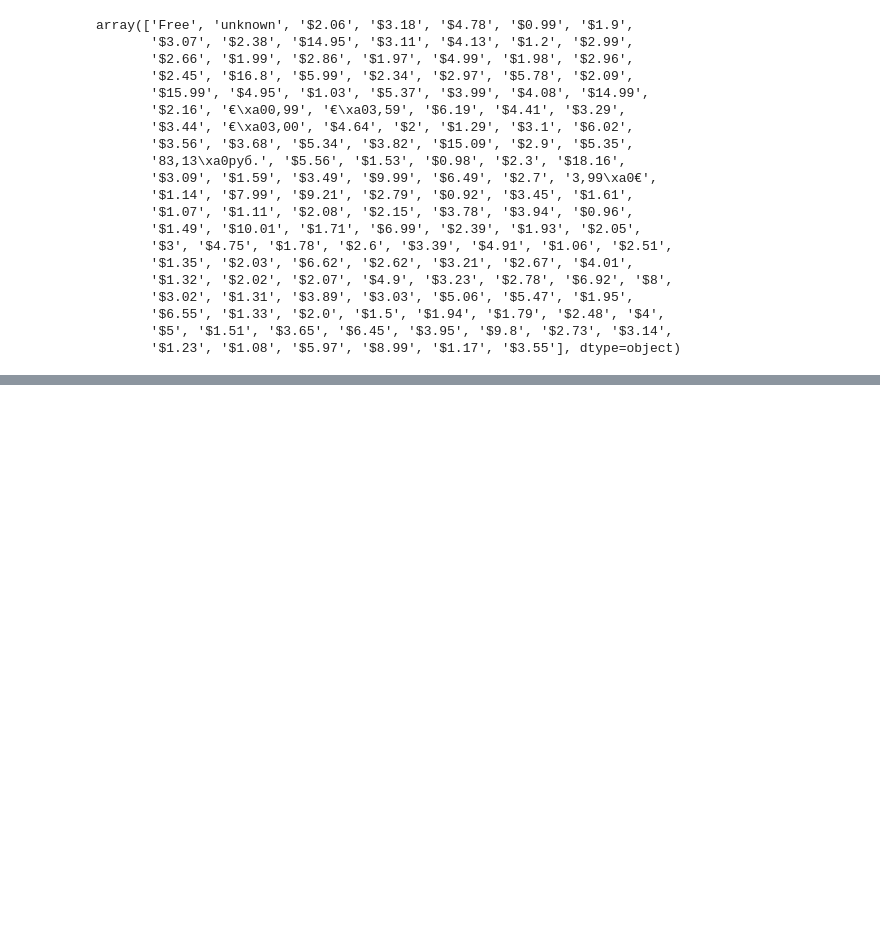
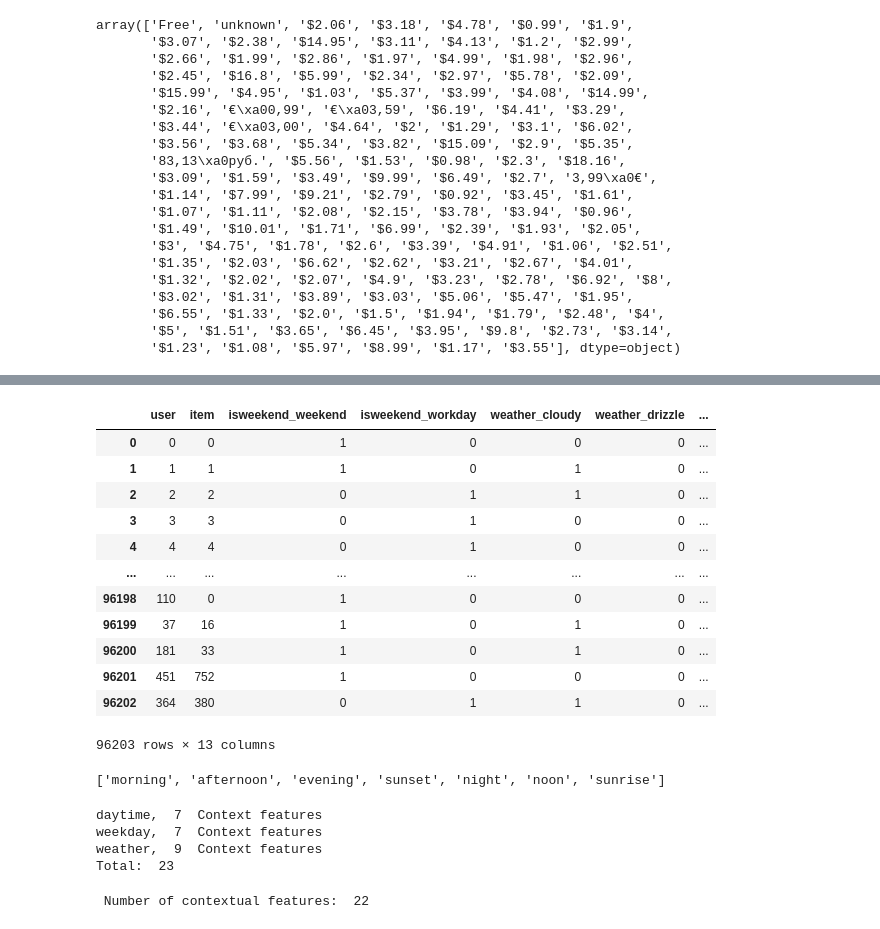
Before and after one commit to AlexAbades/recsys, a Jupyter notebook: src/notebooks/frappe.ipynb, the cells around one changed output, grey strips where cells are left out. Cells and saved outputs as stored; diff of their text form; code cells hidden in the pictures; blank space fills up the shorter version.

```diff
--- a/src/notebooks/frappe.ipynb
+++ b/src/notebooks/frappe.ipynb
@@ -233,0 +421,21 @@ dt = PreProcessData(datapath + 'frappe.csv')
+# %%
+df_test = df[["user", "item", "isweekend", "weather"]].copy()
+# %%
+
+df_encoded = pd.get_dummies(df_test, columns=['isweekend', "weather"], dtype=int)
+# %%
+df_encoded
+# %% [output]
+|  | user | item | isweekend_weekend | isweekend_workday | weather_cloudy | weather_drizzle | ... |
+| 0 | 0 | 0 | 1 | 0 | 0 | 0 | ... |
+| 1 | 1 | 1 | 1 | 0 | 1 | 0 | ... |
+| 2 | 2 | 2 | 0 | 1 | 1 | 0 | ... |
+| 3 | 3 | 3 | 0 | 1 | 0 | 0 | ... |
+| 4 | 4 | 4 | 0 | 1 | 0 | 0 | ... |
+| ... | ... | ... | ... | ... | ... | ... | ... |
+| 96198 | 110 | 0 | 1 | 0 | 0 | 0 | ... |
+| 96199 | 37 | 16 | 1 | 0 | 1 | 0 | ... |
+| 96200 | 181 | 33 | 1 | 0 | 1 | 0 | ... |
+| 96201 | 451 | 752 | 1 | 0 | 0 | 0 | ... |
+| 96202 | 364 | 380 | 0 | 1 | 1 | 0 | ... |
+96203 rows × 13 columns
@@ -233,0 +446,18 @@ dt = PreProcessData(datapath + 'frappe.csv')
+# %%
+daytime
+# %% [output]
+['morning', 'afternoon', 'evening', 'sunset', 'night', 'noon', 'sunrise']
+# %%
+print("daytime, " , len(daytime), " Context features")
+print("weekday, " , len(weekday), " Context features")
+print("weather, " , len(weather), " Context features")
+print("Total: ", len(daytime) + len(weekday)+ len(weather))
+# %% [output]
+daytime,  7  Context features
+weekday,  7  Context features
+weather,  9  Context features
+Total:  23
+# %%
+print(" Number of contextual features: ",len(df_meta.iloc[0]))
+# %% [output]
+ Number of contextual features:  22
```
Also changed, not shown: parts of 35 cells of this notebook, 12 other files.
